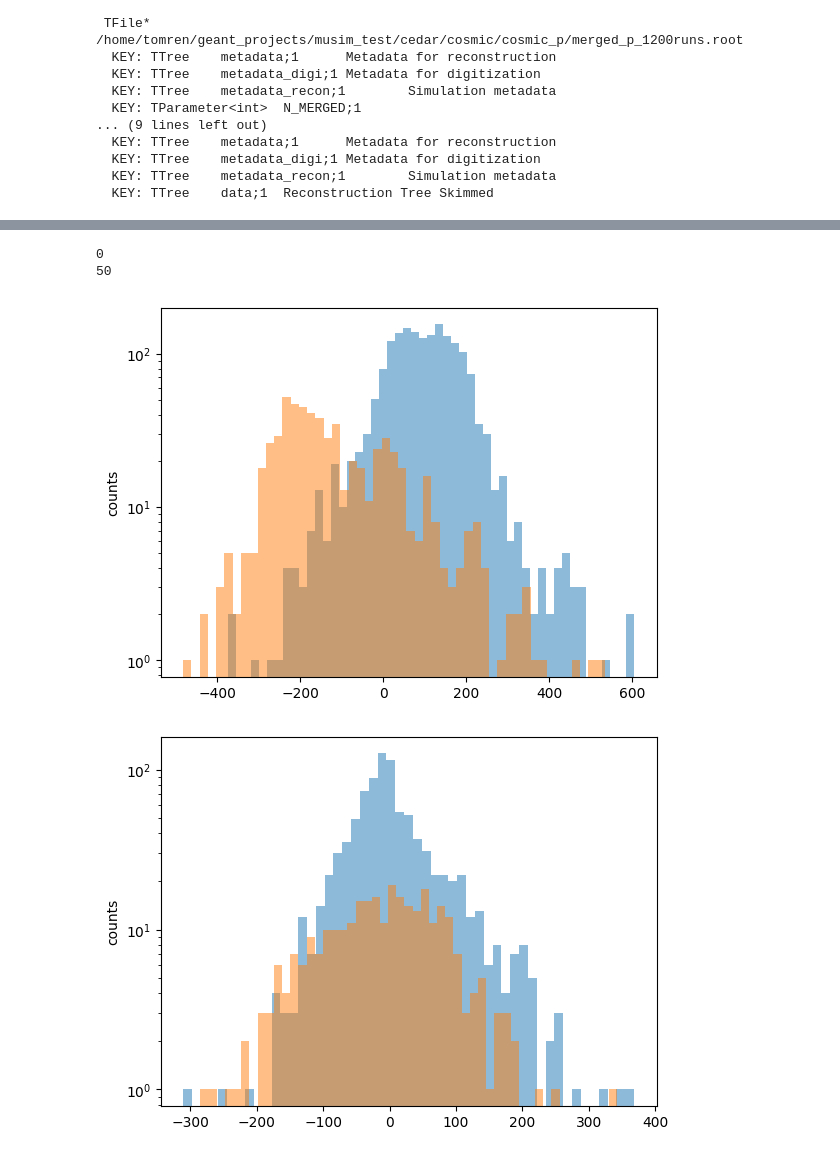
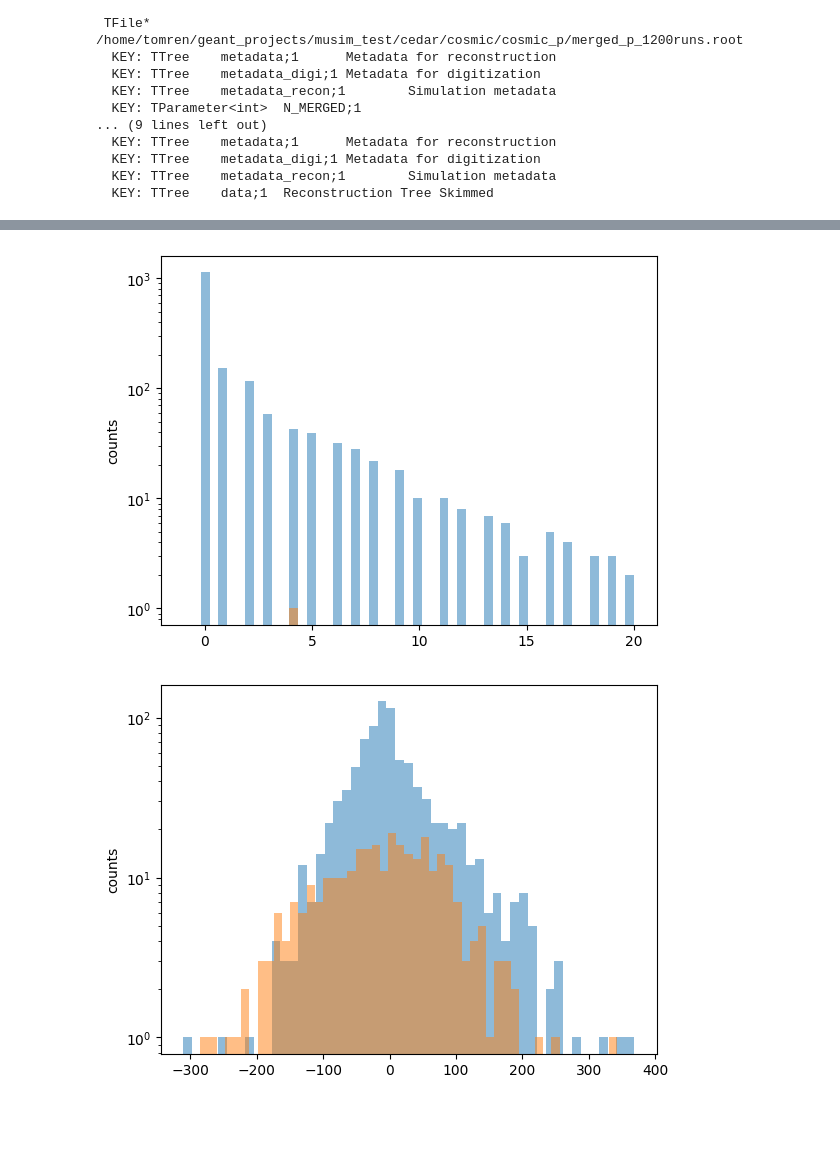
Before and after one commit to EdmondRen/mathusla-newsim, a Jupyter notebook: studies/mathusla40/cosmic_p/2.cut_dev.ipynb, the cells around one changed output, grey strips where cells are left out. Drawn from its saved outputs; the diff is of its cells as text; code cells hidden in the pictures; blank space fills up the shorter version.

```diff
--- a/studies/mathusla40/cosmic_p/2.cut_dev.ipynb
+++ b/studies/mathusla40/cosmic_p/2.cut_dev.ipynb
@@ -219,10 +251,10 @@ c_track_before = lambda data: res["vertex_ndigi_before_limited"] <= 0
 
 for i, res in enumerate([res_sig1, res_sig2, res_bkg]):
     res.add_cut(c_track_before, "N digi before")
-    mask =  res.get_cut("N_hits vs N_veto version2") & res.get_cut("N track downward") & res.get_cut("N track upward") #| res.get_cut("True")
-    # mask = res.get_cut("True")
+    mask =   res.get_cut("N track downward") & res.get_cut("track speed") &res.get_cut("N_tracks") # res.get_cut("N_hits vs N_veto") &res.get_cut("N_hits vs N_veto 2") #| res.get_cut("True")
+    # mask =  res.get_cut("True")
     print(sum(mask))
-    plt.hist(res["vertex_ndigi_before_limited"][mask], range=(0,20), bins=21, alpha=0.5, color=colors[i])
+    plt.hist(res["vertex_ndigi_before_limited"][mask], range=(0,20), bins=21*3, alpha=0.5, color=colors[i])
 plt.xlabel("#hits prior to vertex")
 plt.ylabel("counts")
 plt.yscale("log")
@@ -282,9 +347,10 @@ Text(0, 0.5, 'Vertex-CMS deviation [rad]')
 # %%
 for i, res in enumerate([res_sig1, res_sig2, res_bkg]):
-    mask =  res.get_cut("N track downward") & \
-            res.get_cut("N_hits vs N_veto") & \
-            res.get_cut("N track upward") & \
+    mask =  res.get_cut("N_hits vs N_veto") & \
+            res.get_cut("N_hits vs N_veto 2") & \
+            res.get_cut("N track downward") & \
             res.get_cut("N digi before") & \
+            res.get_cut("track speed") & \
             res.get_cut("Angle to CMS") #| res.get_cut("True")
 
     print(sum(mask))
@@ -302,7 +368,7 @@ for i, res in enumerate([res_sig1, res_sig2, res_bkg]):
     mask = res.get_cut("N_tracks")
     print(sum(mask))
     # plt.hist((res["vertex_ntracks"] - res["vertex_ndownward_track"])[mask], bins=20,range=(0,20), alpha=0.5);
-    plt.hist(res["vertex_slowest_track"][mask], bins=40,range=(0,500), alpha=0.5+ np.heaviside(i-1, 0) * 0.5, color=colors[i], histtype="step");
+    plt.hist(res["vertex_ndigi_veto_after_comp"][mask], bins=40,range=(0,500), alpha=0.5+ np.heaviside(i-1, 0) * 0.5, color=colors[i], histtype="step");
 plt.yscale("log")
 plt.show()
 # %% [output]
@@ -312,0 +379,17 @@ plt.show()
+# %%
+for res in [res_sig1, res_bkg]:
+    mask =  res.get_cut("N_hits vs N_veto") & \
+            res.get_cut("N_hits vs N_veto 2") & \
+            res.get_cut("N track downward") & \
+            res.get_cut("N digi before") & \
+            res.get_cut("Angle to CMS") #| res.get_cut("True")
+
+    # mask = res.get_cut("N digi before")
+    # plt.hist(res["vertex_ndigi_veto_after_comp"][mask], bins=51, alpha=0.5, range=(-1,20))
+    plt.scatter(res["event_track_nhits"][mask],res["vertex_ndigi_veto_after"][mask], s=10, alpha=0.1)
+    # plt.scatter(res["vertex_ndigi_active_after_comp"][mask],res["vertex_ndigi_veto_after"][mask], s=10, alpha=0.5)
+
+plt.ylabel("counts")
+# plt.yscale("log")
+plt.xlim(0,60)
+plt.ylim(-1,50)
@@ -313,17 +399,16 @@ plt.show()
 # %%
 for res in [res_sig1, res_bkg]:
-    mask_basic = res["vertex_ntracks"]>2
-    # plt.hist(res["vertex_hits_trend_3"], bins=51, alpha=0.5)
-    plt.hist(res["vertex_hits_trend_2"][mask_basic], bins=51, alpha=0.5)
-    # plt.hist(res["vertex_hits_trend_3"][mask_basic & (res["vertex_topfrac"]>0.5)], bins=51, alpha=0.5)
-    # plt.hist(res["vertex_hits_trend_3"][mask_basic & (res["vertex_topfrac"]<=0.5)], bins=51, alpha=0.5)
-    print(sum(res["vertex_hits_trend_3"][mask_basic]<4000))
+    mask =  res.get_cut("N_hits vs N_veto") & \
+            res.get_cut("N_hits vs N_veto 2") & \
+            res.get_cut("N track downward") & \
+            res.get_cut("N digi before") & \
+            res.get_cut("Angle to CMS") #| res.get_cut("True")
+    plt.hist(res["vertex_ndigi_veto_after_comp"][mask], bins=51, alpha=0.5, range=(-1,20))
+
 plt.ylabel("counts")
 plt.yscale("log")
 # %% [output]
-0
-50
-[figure, old version]
+[figure, new version]
 # %%
 for res in [res_sig2, res_bkg]:
     mask_basic = res["vertex_ntracks"]>2
```
Also changed, not shown: parts of 23 cells of this notebook, 3 other files.
